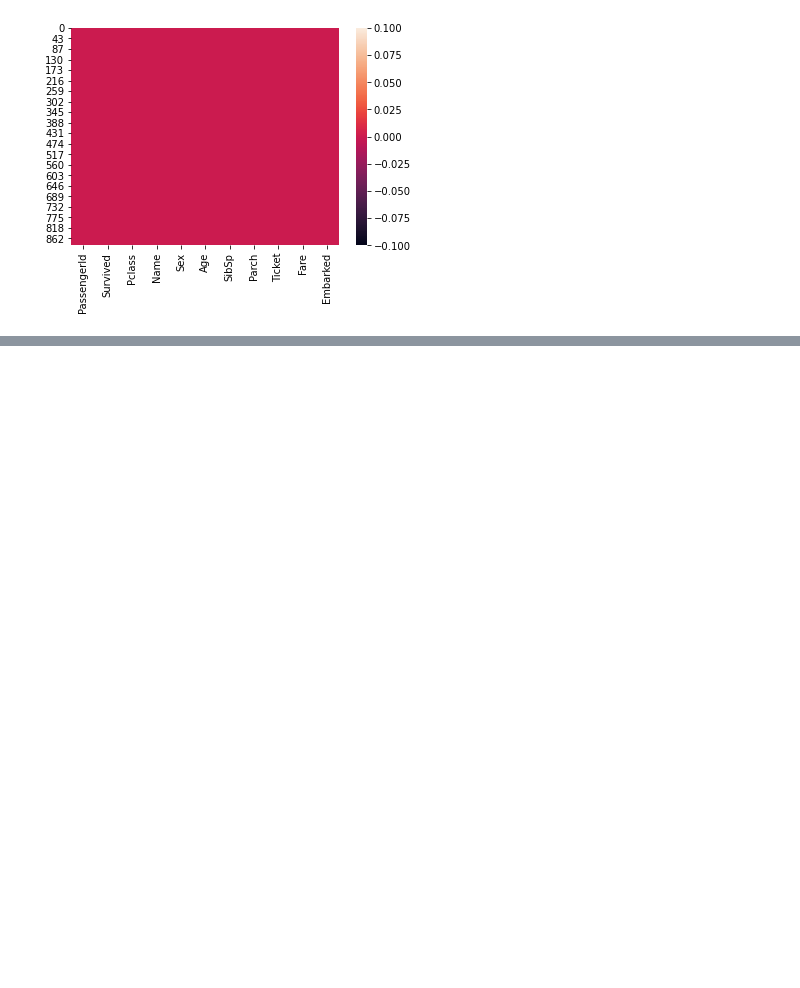
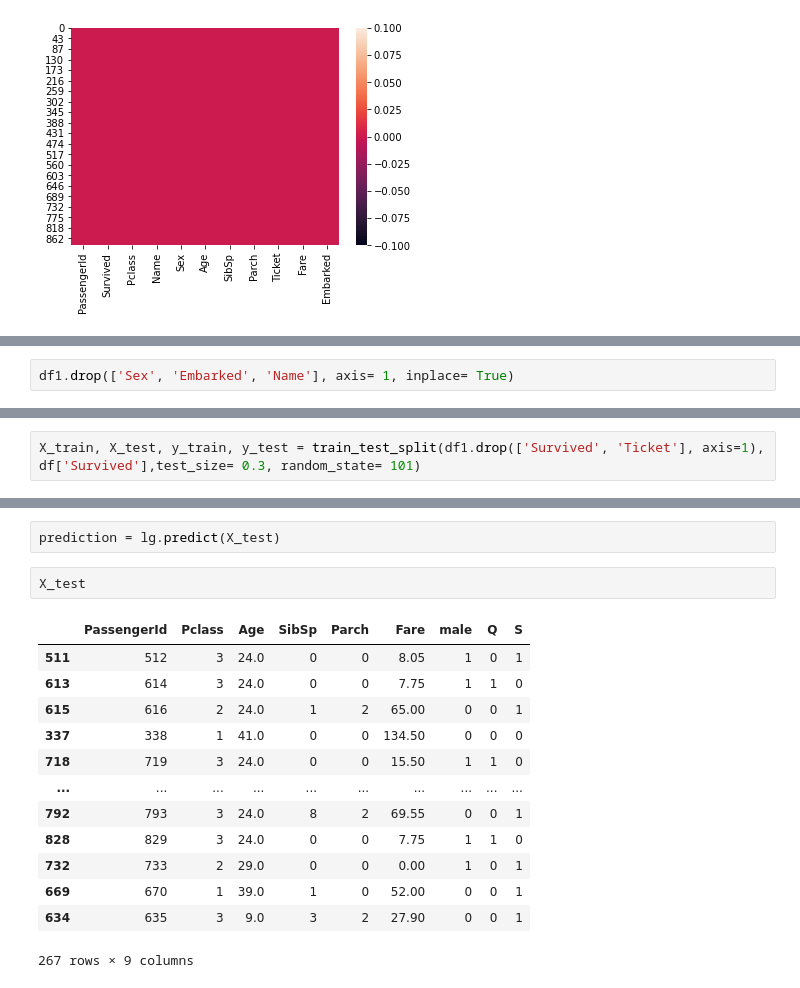
Before and after one commit to kriti-ixix/ml-330, a Jupyter notebook: Machine learning/LOGISTIC REG.ipynb, the cells around one changed output, grey strips where cells are left out. Drawn from its saved outputs; the diff is of its cells as text; blank space fills up the shorter version.

```diff
--- a/Machine learning/LOGISTIC REG.ipynb
+++ b/Machine learning/LOGISTIC REG.ipynb
@@ -122,0 +175,2 @@ sns.heatmap(df.isnull())
+# %%
+df1.drop(['Sex', 'Embarked', 'Name'], axis= 1, inplace= True)
@@ -122,0 +181,2 @@ sns.heatmap(df.isnull())
+# %%
+X_train, X_test, y_train, y_test = train_test_split(df1.drop(['Survived', 'Ticket'], axis=1), df['Survived'],test_size= 0.3, random_state= 101)
@@ -122,0 +198,18 @@ sns.heatmap(df.isnull())
+# %%
+prediction = lg.predict(X_test)
+# %%
+X_test
+# %% [output]
+|  | PassengerId | Pclass | Age | SibSp | Parch | Fare | male | Q | S |
+| 511 | 512 | 3 | 24.0 | 0 | 0 | 8.05 | 1 | 0 | 1 |
+| 613 | 614 | 3 | 24.0 | 0 | 0 | 7.75 | 1 | 1 | 0 |
+| 615 | 616 | 2 | 24.0 | 1 | 2 | 65.00 | 0 | 0 | 1 |
+| 337 | 338 | 1 | 41.0 | 0 | 0 | 134.50 | 0 | 0 | 0 |
+| 718 | 719 | 3 | 24.0 | 0 | 0 | 15.50 | 1 | 1 | 0 |
+| ... | ... | ... | ... | ... | ... | ... | ... | ... | ... |
+| 792 | 793 | 3 | 24.0 | 8 | 2 | 69.55 | 0 | 0 | 1 |
+| 828 | 829 | 3 | 24.0 | 0 | 0 | 7.75 | 1 | 1 | 0 |
+| 732 | 733 | 2 | 29.0 | 0 | 0 | 0.00 | 1 | 0 | 1 |
+| 669 | 670 | 1 | 39.0 | 1 | 0 | 52.00 | 0 | 0 | 1 |
+| 634 | 635 | 3 | 9.0 | 3 | 2 | 27.90 | 0 | 0 | 1 |
+267 rows × 9 columns
```
Also changed, not shown: parts of 20 cells of this notebook.
